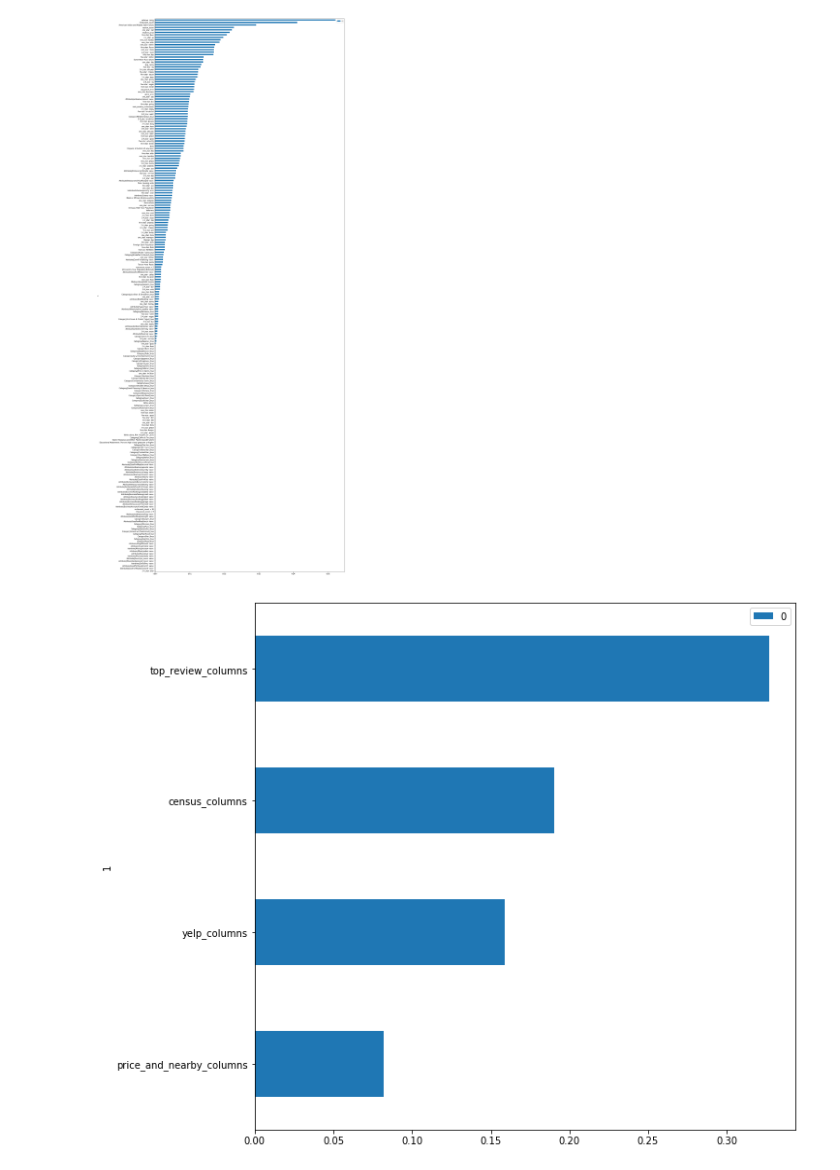
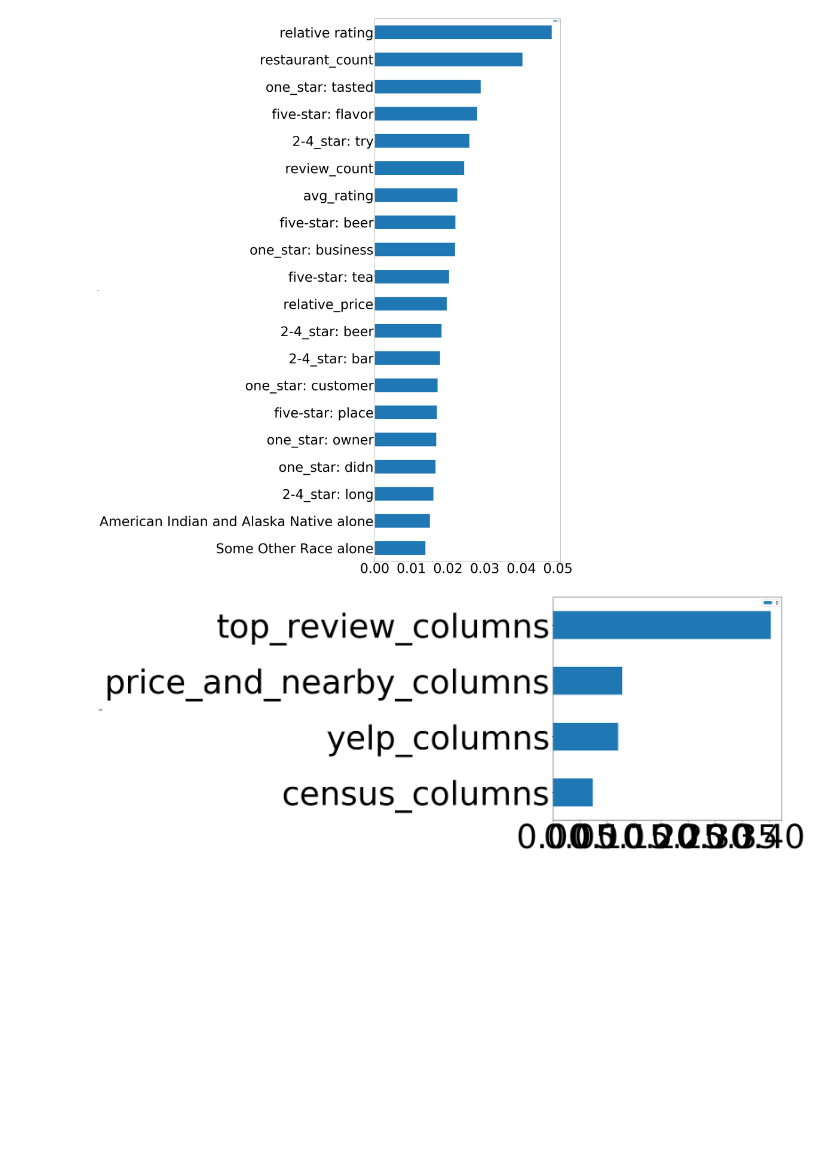
Before and after one commit to ellcrane/restaurant-closing-probability, a Jupyter notebook: notebooks/model.ipynb, the cells around one changed output. Drawn from its saved outputs; the diff is of its cells as text; code cells hidden in the pictures; blank space fills up the shorter version.

Commit message:
added graphs for presentation

```diff
--- a/notebooks/model.ipynb
+++ b/notebooks/model.ipynb
@@ -61,11 +61,11 @@ def gb_best_features(df, x_cols, n_features, true_col='closed_on_google'):
     return values, features
 
 
-def plot_best_features(values, features, figsize_x=10, figsize_y=10):
+def plot_best_features(values, features, figsize_x=10, figsize_y=5):
 
     new_df = pd.DataFrame(list(zip(values,features))).set_index(1).sort_values(0)
 
-    new_df.plot.barh(figsize=(figsize_x,figsize_y))
+    new_df.plot.barh(figsize=(figsize_x,figsize_y), fontsize=80)
 # %%
 def rf_best_features(df, x_cols, n_features, true_col='closed_on_google'):
 
@@ -97,6 +97,6 @@ def plot_best_features(values, features, figsize_x=10, figsize_y=10):
 
     new_df = pd.DataFrame(list(zip(values,features))).set_index(1).sort_values(0)
 
-    new_df.plot.barh(figsize=(figsize_x,figsize_y))
+    new_df.plot.barh(figsize=(figsize_x,figsize_y), fontsize=80)
 # %%
 df = pd.read_csv('../data/featurized_dataframe.csv')
@@ -245,24 +220,24 @@ for model in models:
 [figure]
 # %%
-top_review_values, top_review_columns = gb_best_features(df, x_columns, len(x_columns))
+top_review_values, top_review_columns = gb_best_features(df, x_columns, 20)
 # %%
 plot_best_features(top_review_values, top_review_columns,20,60)
 # %% [output]
-[figure, old version]
+[figure, new version]
 # %%
-all_values, all_features = rf_best_features(df, x_columns, len(x_colums))
+all_values, all_features = gb_best_features(df, x_columns, len(x_columns))
 
 feature_dict = {'yelp_columns':yelp_columns, 'census_columns':census_columns, \
                 'price_and_nearby_columns':price_and_nearby_columns,'top_review_columns':top_review_columns}
 feature_category_values = {'yelp_columns':0, 'census_columns':0, \
                 'price_and_nearby_columns':0,'top_review_columns':0}
 
 feature_value_pairs = dict(list(zip(all_features, all_values)))
 
 for key, values in feature_dict.items():
     for v in values:
         feature_category_values[key] += feature_value_pairs[v]
 
 plot_best_features(list(feature_category_values.values()),list(feature_category_values.keys()), )
 # %% [output]
-[figure, old version]
+[figure, new version]
```
Also changed, not shown: parts of 14 cells of this notebook, 4 other files.
